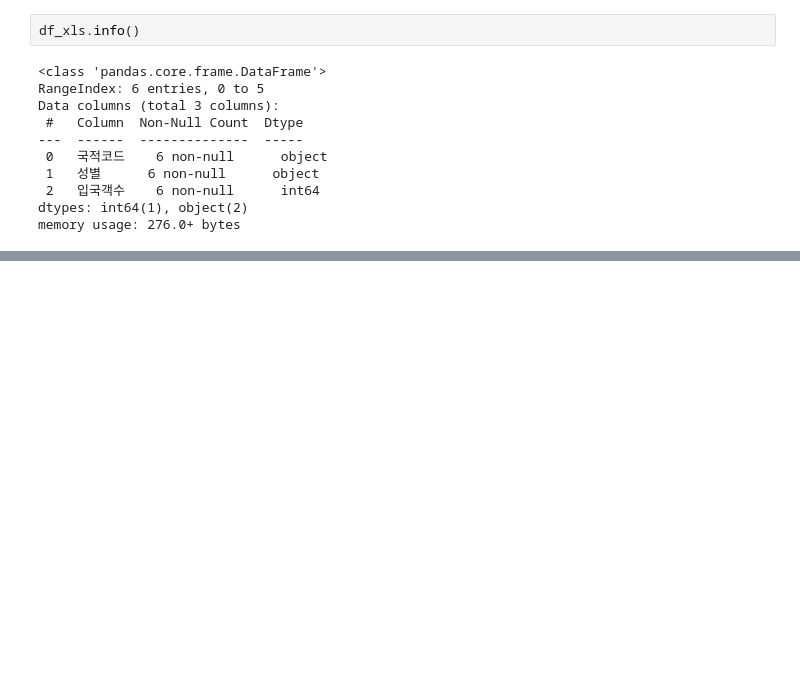
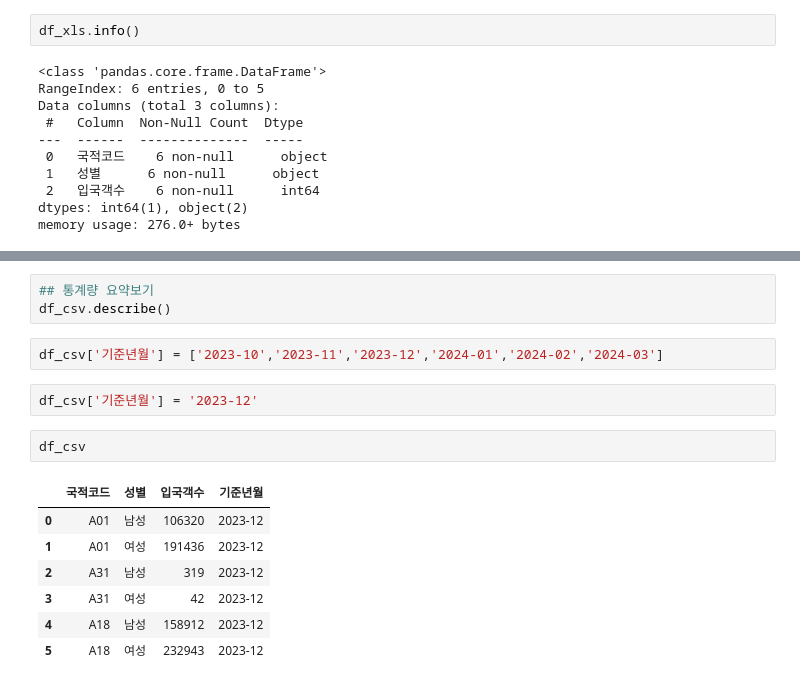
Before and after one commit to KangJeongTaek/bigdata-analysis-2024, a Jupyter notebook: day01/da01_pandas_basic.ipynb, the cells around one changed output, grey strips where cells are left out. Saved outputs shown, nothing was run; the diff lists cells and outputs as text; blank space fills up the shorter version.

```diff
--- a/day01/da01_pandas_basic.ipynb
+++ b/day01/da01_pandas_basic.ipynb
@@ -167,0 +190,17 @@ df_csv.head(3)
+# %%
+## 통계량 요약보기
+df_csv.describe()
+# %%
+df_csv['기준년월'] = ['2023-10','2023-11','2023-12','2024-01','2024-02','2024-03']
+# %%
+df_csv['기준년월'] = '2023-12'
+# %%
+df_csv
+# %% [output]
+|  | 국적코드 | 성별 | 입국객수 | 기준년월 |
+| 0 | A01 | 남성 | 106320 | 2023-12 |
+| 1 | A01 | 여성 | 191436 | 2023-12 |
+| 2 | A31 | 남성 | 319 | 2023-12 |
+| 3 | A31 | 여성 | 42 | 2023-12 |
+| 4 | A18 | 남성 | 158912 | 2023-12 |
+| 5 | A18 | 여성 | 232943 | 2023-12 |
```
Also changed, not shown: parts of 17 cells of this notebook, 2 other files.
